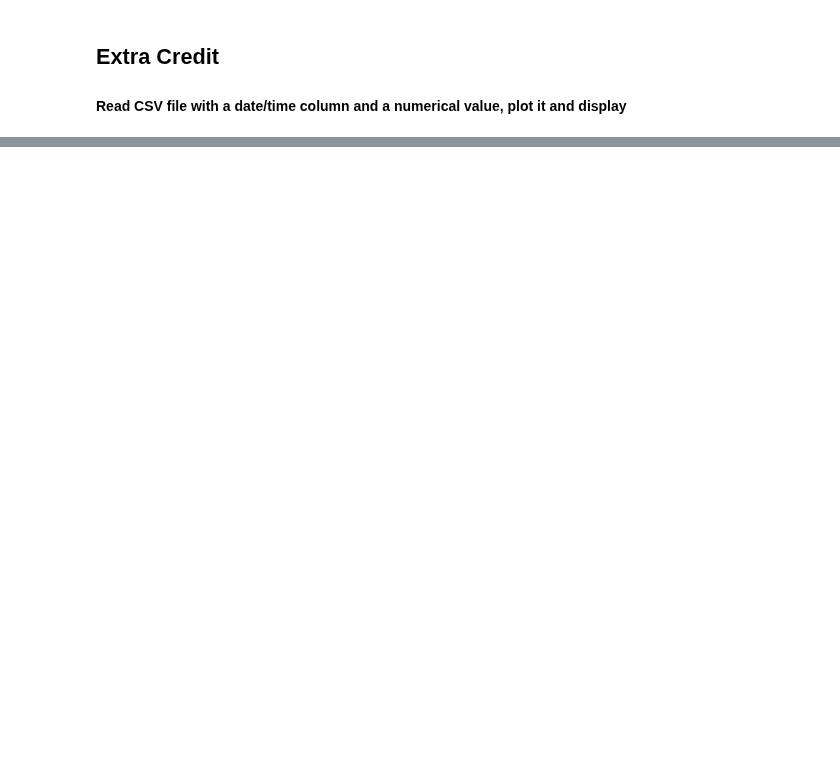
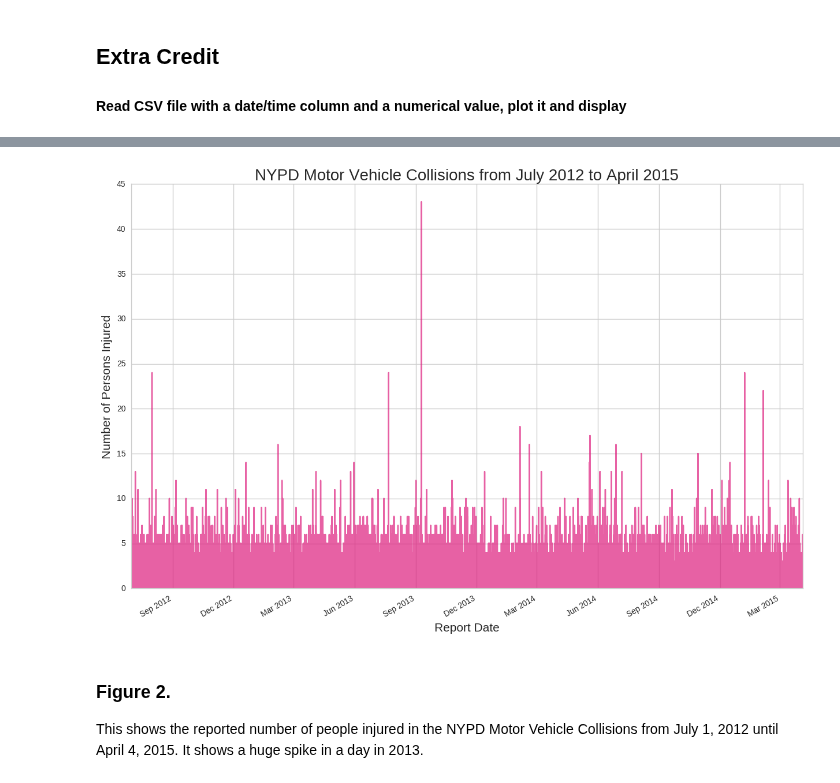
Before and after one commit to qiuyliu/PUI2017_uc288, a Jupyter notebook: HW2_uc288/HW2_3_WorkingWithPandas.ipynb, the cells around one changed output, grey strips where cells are left out. Drawn from its saved outputs; the diff is of its cells as text; code cells hidden in the pictures; blank space fills up the shorter version.

```diff
--- a/HW2_uc288/HW2_3_WorkingWithPandas.ipynb
+++ b/HW2_uc288/HW2_3_WorkingWithPandas.ipynb
@@ -48,0 +83,4 @@ Caption here
+# %%
+# code here
+df_nypd = pd.read_csv(DFDATA + '/h9gi-nx95/1428430582/h9gi-nx95')
+df_nypd.head()
@@ -48,0 +110,9 @@ Caption here
+# %%
+df_nypd.drop(['TIME', 'BOROUGH', 'ZIP CODE', 'LATITUDE', 'LONGITUDE', 'LOCATION',
+              'ON STREET NAME', 'CROSS STREET NAME', 'OFF STREET NAME',
+              'CONTRIBUTING FACTOR VEHICLE 1', 'CONTRIBUTING FACTOR VEHICLE 2',
+              'CONTRIBUTING FACTOR VEHICLE 3', 'CONTRIBUTING FACTOR VEHICLE 4',
+              'CONTRIBUTING FACTOR VEHICLE 5', 'UNIQUE KEY', 'VEHICLE TYPE CODE 1',
+              'VEHICLE TYPE CODE 2', 'VEHICLE TYPE CODE 3', 'VEHICLE TYPE CODE 4',
+              'VEHICLE TYPE CODE 5'], axis=1, inplace=True)
+df_nypd.head()
@@ -48,0 +126,6 @@ Caption here
+# %%
+df_nypd.drop(['NUMBER OF PERSONS KILLED', 'NUMBER OF PEDESTRIANS INJURED',
+              'NUMBER OF PEDESTRIANS KILLED', 'NUMBER OF CYCLIST INJURED',
+              'NUMBER OF CYCLIST KILLED', 'NUMBER OF MOTORIST INJURED',
+              'NUMBER OF MOTORIST KILLED'], axis=1, inplace=True)
+df_nypd.head()
@@ -48,0 +139,4 @@ Caption here
+# %%
+df_nypd['REPORT_DATE'] = pd.to_datetime(df_nypd['DATE'])
+df_nypd.drop(['DATE'], axis=1, inplace=True)
+df_nypd.REPORT_DATE.describe()
@@ -48,0 +151,14 @@ Caption here
+# %%
+fig = pl.figure(figsize=(15,10))
+ax1 = fig.add_subplot(111)
+
+ax1.plot(df_nypd['REPORT_DATE'], df_nypd['NUMBER OF PERSONS INJURED'], c='#de1e7e', alpha=0.7)
+ax1.set_xlabel('Report Date', fontsize=15)
+ax1.set_ylabel('Number of Persons Injured', fontsize=15)
+ax1.set_title('NYPD Motor Vehicle Collisions from July 2012 to April 2015', fontsize=20)
+fig.autofmt_xdate()
+# %% [output]
+[figure, added]
+# %% [markdown]
+### Figure 2.
+This shows the reported number of people injured in the NYPD Motor Vehicle Collisions from July 1, 2012 until April 4, 2015. It shows a huge spike in a day in 2013.
```
Also changed, not shown: parts of 21 cells of this notebook.
